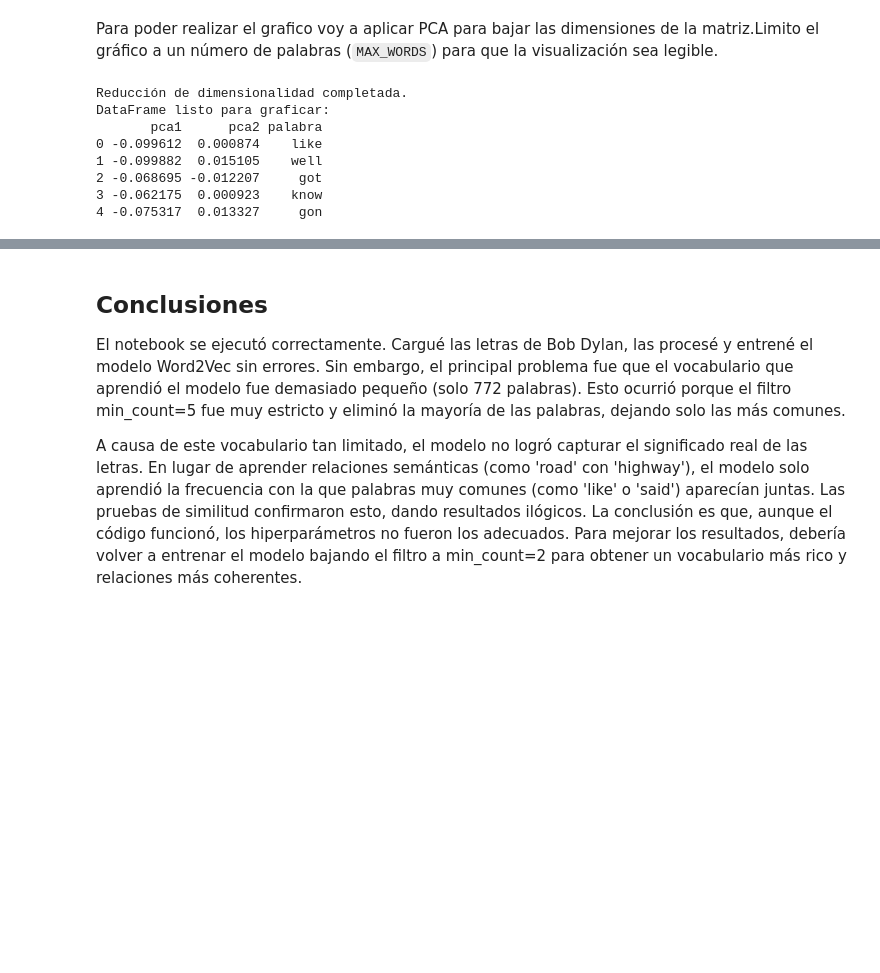
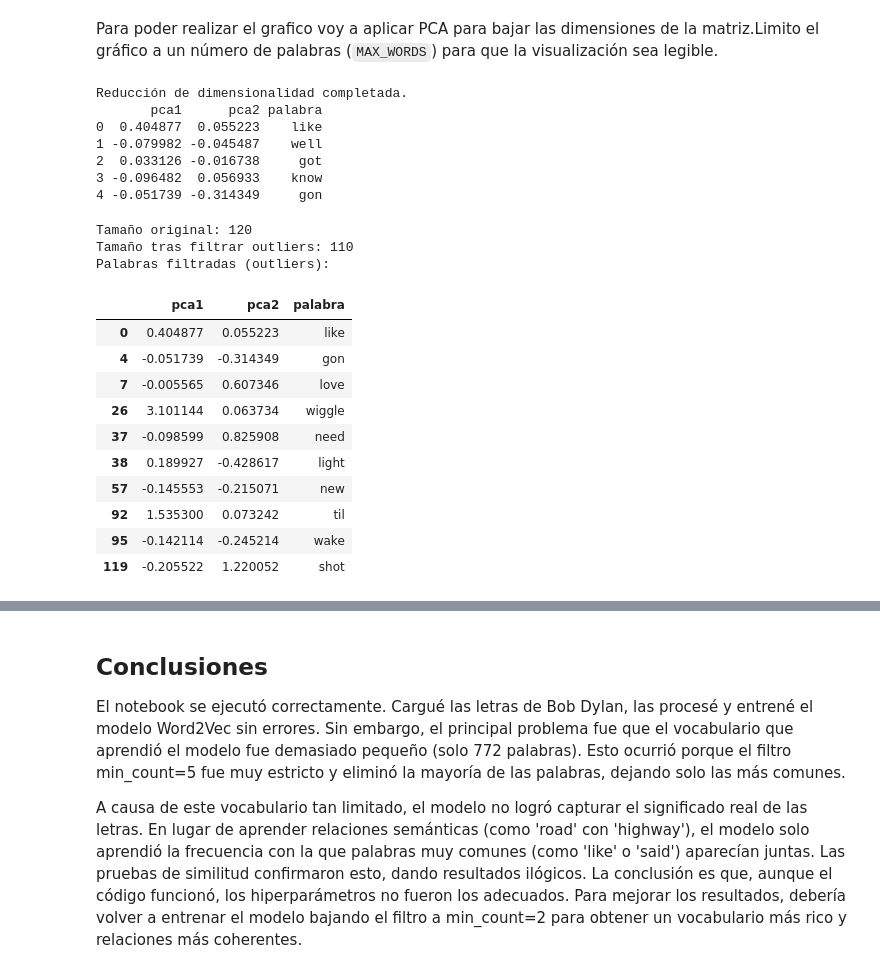
Before and after one commit to nicodacruz/procesamiento_lenguaje_natural, a Jupyter notebook: clase_2/ejercicios/Desafio_2_Rodrigues_da_Cruz.ipynb, the cells around one changed output, grey strips where cells are left out. Drawn from its saved outputs; the diff is of its cells as text; code cells hidden in the pictures; blank space fills up the shorter version.

```diff
--- a/clase_2/ejercicios/Desafio_2_Rodrigues_da_Cruz.ipynb
+++ b/clase_2/ejercicios/Desafio_2_Rodrigues_da_Cruz.ipynb
@@ -204,7 +251,7 @@ En ['road', 'wind', 'highway', 'sky'], la palabra que no encaja es: highway
 # %% [markdown]
 Para poder realizar el grafico voy a aplicar PCA para bajar las dimensiones de la matriz.Limito el gráfico a un número de palabras (`MAX_WORDS`) para que la visualización sea legible.
 # %%
-MAX_WORDS = 200
+MAX_WORDS = 120
 
 palabras_a_graficar = vocab[:MAX_WORDS]
 vectores_a_graficar = w2v_model.wv[palabras_a_graficar]
@@ -214,22 +261,57 @@ vectores_2d = pca.fit_transform(vectores_a_graficar)
 
 df_plot = pd.DataFrame(
     {
-        'pca1': vectores_2d[:, 0],
-        'pca2': vectores_2d[:, 1],
-        'palabra': palabras_a_graficar
+        "pca1": vectores_2d[:, 0],
+        "pca2": vectores_2d[:, 1],
+        "palabra": palabras_a_graficar,
     }
 )
 
 print("Reducción de dimensionalidad completada.")
-print("DataFrame listo para graficar:")
 print(df_plot.head())
 # %% [output]
 Reducción de dimensionalidad completada.
-DataFrame listo para graficar:
        pca1      pca2 palabra
-0 -0.099612  0.000874    like
-1 -0.099882  0.015105    well
-2 -0.068695 -0.012207     got
-3 -0.062175  0.000923    know
-4 -0.075317  0.013327     gon
+0  0.404877  0.055223    like
+1 -0.079982 -0.045487    well
+2  0.033126 -0.016738     got
+3 -0.096482  0.056933    know
+4 -0.051739 -0.314349     gon
+# %%
+# Filtrar outliers en los componentes principales para mejorar la visualización
+p1_low, p1_high = df_plot["pca1"].quantile([0.02, 0.98])
+p2_low, p2_high = df_plot["pca2"].quantile([0.02, 0.98])
+
+df_plot_zoom = df_plot[
+    df_plot["pca1"].between(p1_low, p1_high) &
+    df_plot["pca2"].between(p2_low, p2_high)
+].copy()
+
+print("Tamaño original:", df_plot.shape[0])
+print("Tamaño tras filtrar outliers:", df_plot_zoom.shape[0])
+
+print("Palabras filtradas (outliers):")
+display(
+    df_plot[
+        ~(
+            df_plot["pca1"].between(p1_low, p1_high) &
+            df_plot["pca2"].between(p2_low, p2_high)
+        )
+    ]
+)
+# %% [output]
+Tamaño original: 120
+Tamaño tras filtrar outliers: 110
+Palabras filtradas (outliers):
+|  | pca1 | pca2 | palabra |
+| 0 | 0.404877 | 0.055223 | like |
+| 4 | -0.051739 | -0.314349 | gon |
+| 7 | -0.005565 | 0.607346 | love |
+| 26 | 3.101144 | 0.063734 | wiggle |
+| 37 | -0.098599 | 0.825908 | need |
+| 38 | 0.189927 | -0.428617 | light |
+| 57 | -0.145553 | -0.215071 | new |
+| 92 | 1.535300 | 0.073242 | til |
+| 95 | -0.142114 | -0.245214 | wake |
+| 119 | -0.205522 | 1.220052 | shot |
 # %%
```
Also changed, not shown: parts of 8 cells of this notebook.
